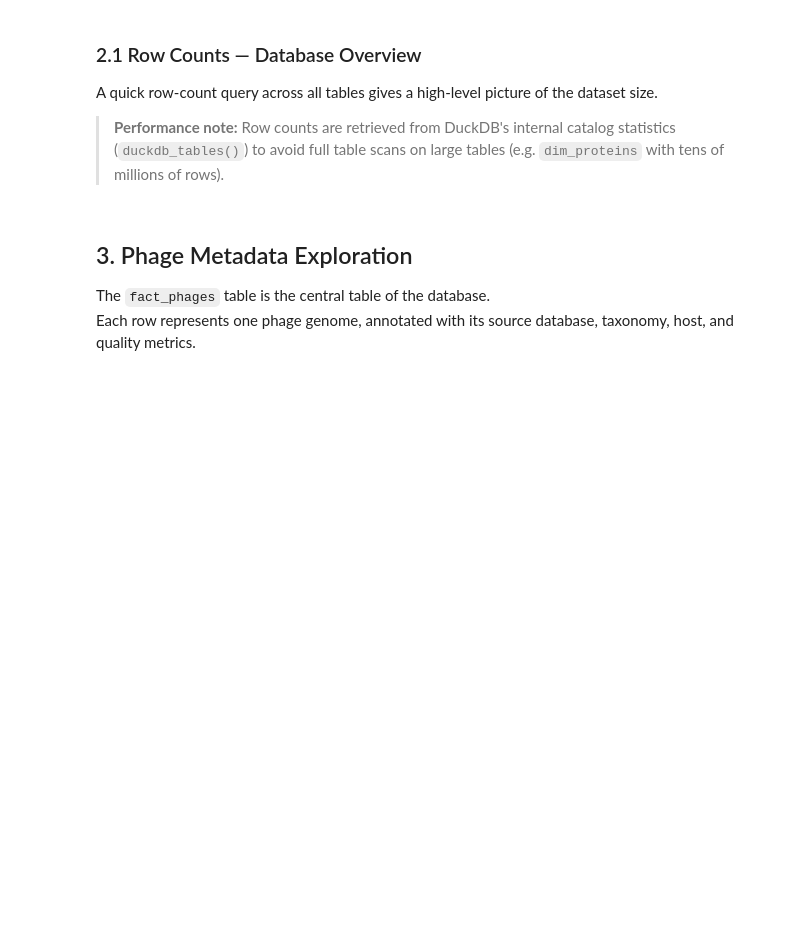
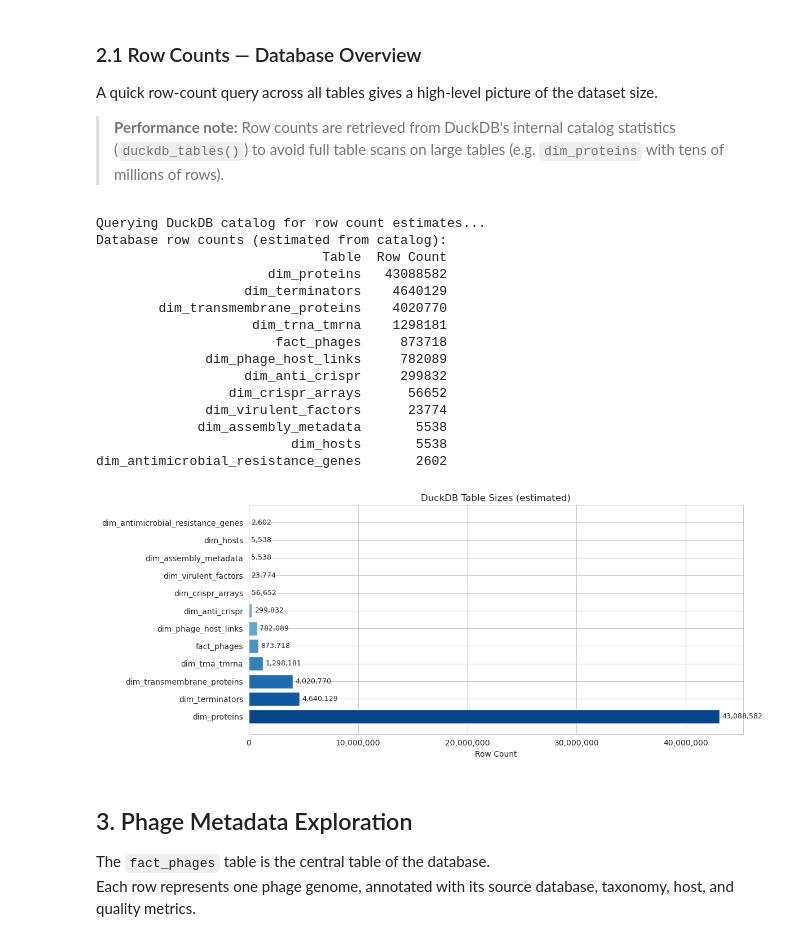
Before and after one commit to ThibaultSchowing/PBI-Scope, a Jupyter notebook: notebooks/04_data_release_exploration.ipynb, the cells around one changed output. Drawn from its saved outputs; the diff is of its cells as text; code cells hidden in the pictures; blank space fills up the shorter version.

```diff
--- a/notebooks/04_data_release_exploration.ipynb
+++ b/notebooks/04_data_release_exploration.ipynb
@@ -135,4 +154,5 @@ print("Connected to DuckDB:", DB_PATH.name)
 # List all tables
 tables = conn.execute("SHOW TABLES").fetchdf()
 print(f"\nTables in database ({len(tables)}):")
-display(tables)
+for tbl in tables["name"]:
+    print(" -", tbl)
@@ -148,39 +186,58 @@ table_names = tables["name"].tolist()
 # Use DuckDB's internal catalog for fast row-count estimates.
 # This avoids full table scans on large tables (e.g. dim_proteins ~43 M rows).
 try:
+    print("\nQuerying DuckDB catalog for row count estimates...")
     catalog_df = conn.execute(
         "SELECT table_name, estimated_size FROM duckdb_tables()"
     ).fetchdf()
     row_counts = dict(zip(catalog_df["table_name"], catalog_df["estimated_size"]))
     # Fall back to exact count for any table not covered by the catalog
-    for tbl in table_names:
-        if tbl not in row_counts:
-            row_counts[tbl] = conn.execute(f"SELECT COUNT(*) FROM {tbl}").fetchone()[0]
+    #for tbl in table_names:
+    #    if tbl not in row_counts:
+    #        row_counts[tbl] = conn.execute(f"SELECT COUNT(*) FROM {tbl}").fetchone()[0]
 except Exception:
     # Fallback: exact counts (slow for very large tables)
+    print("Catalog query failed — falling back to exact counts (may be slow):")
     row_counts = {}
     for tbl in table_names:
         row_counts[tbl] = conn.execute(f"SELECT COUNT(*) FROM {tbl}").fetchone()[0]
 
 counts_df = pd.DataFrame(
     [(tbl, cnt) for tbl, cnt in row_counts.items()],
     columns=["Table", "Row Count"]
 ).sort_values("Row Count", ascending=False)
 
 print("Database row counts (estimated from catalog):")
 print(counts_df.to_string(index=False))
 
 fig, ax = plt.subplots(figsize=(12, 5))
 bars = ax.barh(counts_df["Table"], counts_df["Row Count"], color=sns.color_palette("Blues_r", len(counts_df)))
 ax.set_xlabel("Row Count")
 ax.set_title("DuckDB Table Sizes (estimated)")
 ax.xaxis.set_major_formatter(mticker.FuncFormatter(lambda x, _: f"{int(x):,}"))
 for bar, val in zip(bars, counts_df["Row Count"]):
     ax.text(bar.get_width() + max(counts_df["Row Count"]) * 0.005,
             bar.get_y() + bar.get_height() / 2,
             f"{val:,}", va="center", fontsize=9)
 plt.tight_layout()
 plt.show()
+# %% [output]
+Querying DuckDB catalog for row count estimates...
+Database row counts (estimated from catalog):
+                             Table  Row Count
+                      dim_proteins   43088582
+                   dim_terminators    4640129
+        dim_transmembrane_proteins    4020770
+                    dim_trna_tmrna    1298181
+                       fact_phages     873718
+              dim_phage_host_links     782089
+                   dim_anti_crispr     299832
+                 dim_crispr_arrays      56652
+              dim_virulent_factors      23774
+             dim_assembly_metadata       5538
+                         dim_hosts       5538
+dim_antimicrobial_resistance_genes       2602
+[figure, added]
 # %% [markdown]
 ## 3. Phage Metadata Exploration
 
```
Also changed, not shown: parts of 25 cells of this notebook.
